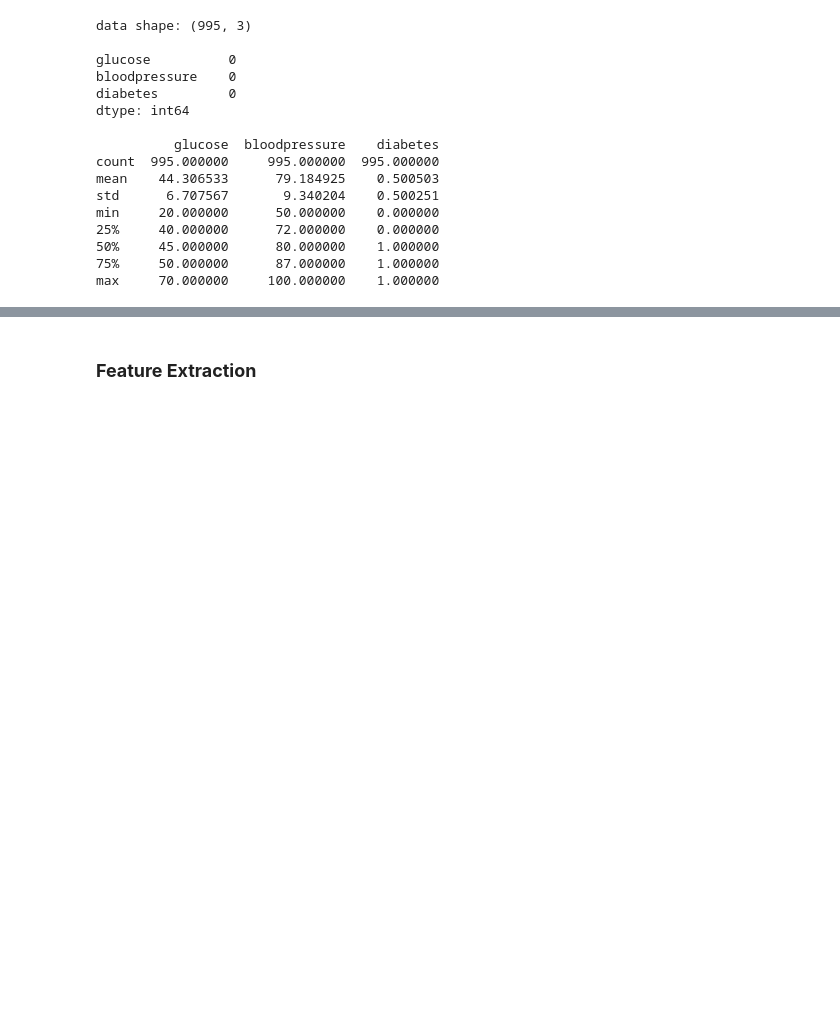
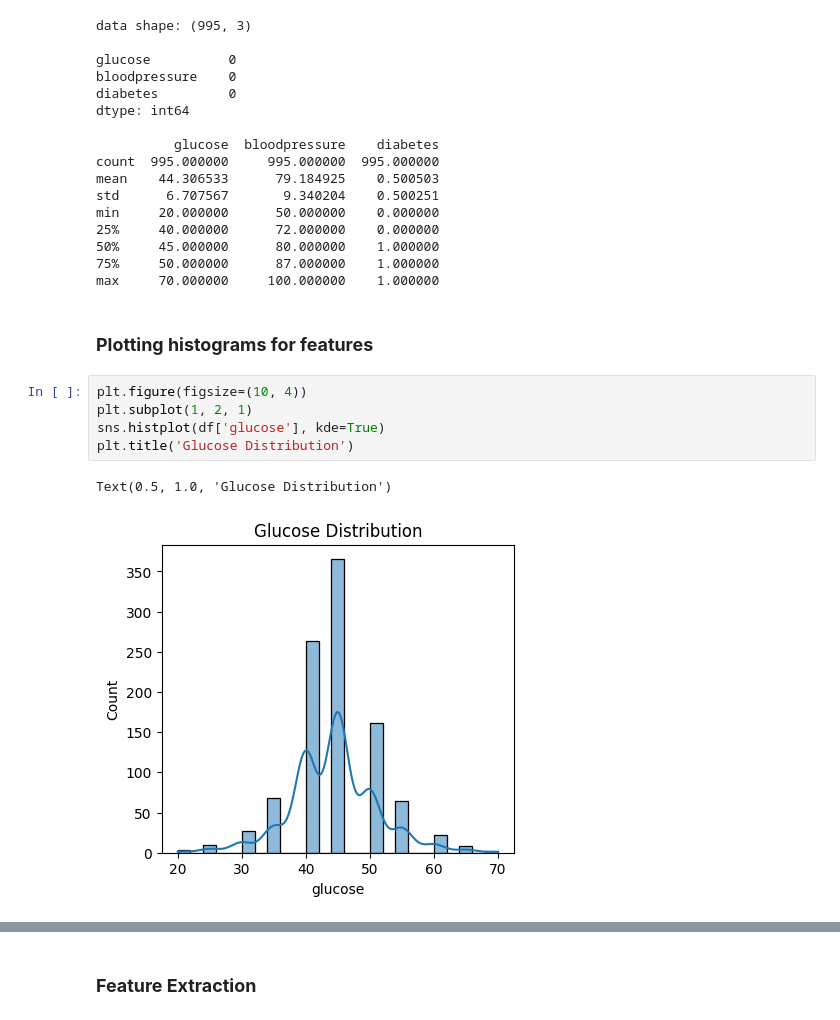
Before and after one commit to NoorFatimaMemon/MachineLearning, a Jupyter notebook: 10_NaiveBayes/10. NaiveBayes.ipynb, the cells around one changed output, grey strips where cells are left out. Saved outputs shown, nothing was run; the diff lists cells and outputs as text; blank space fills up the shorter version.

```diff
--- a/10_NaiveBayes/10. NaiveBayes.ipynb
+++ b/10_NaiveBayes/10. NaiveBayes.ipynb
@@ -45,3 +45,13 @@ min     20.000000      50.000000    0.000000
 50%     45.000000      80.000000    1.000000
 75%     50.000000      87.000000    1.000000
 max     70.000000     100.000000    1.000000
+# %% [markdown]
+### **Plotting histograms for features**
+# %%
+plt.figure(figsize=(10, 4))
+plt.subplot(1, 2, 1)
+sns.histplot(df['glucose'], kde=True)
+plt.title('Glucose Distribution')
+# %% [output]
+Text(0.5, 1.0, 'Glucose Distribution')
+[figure, added]
```
Also changed, not shown: parts of 8 cells of this notebook.
